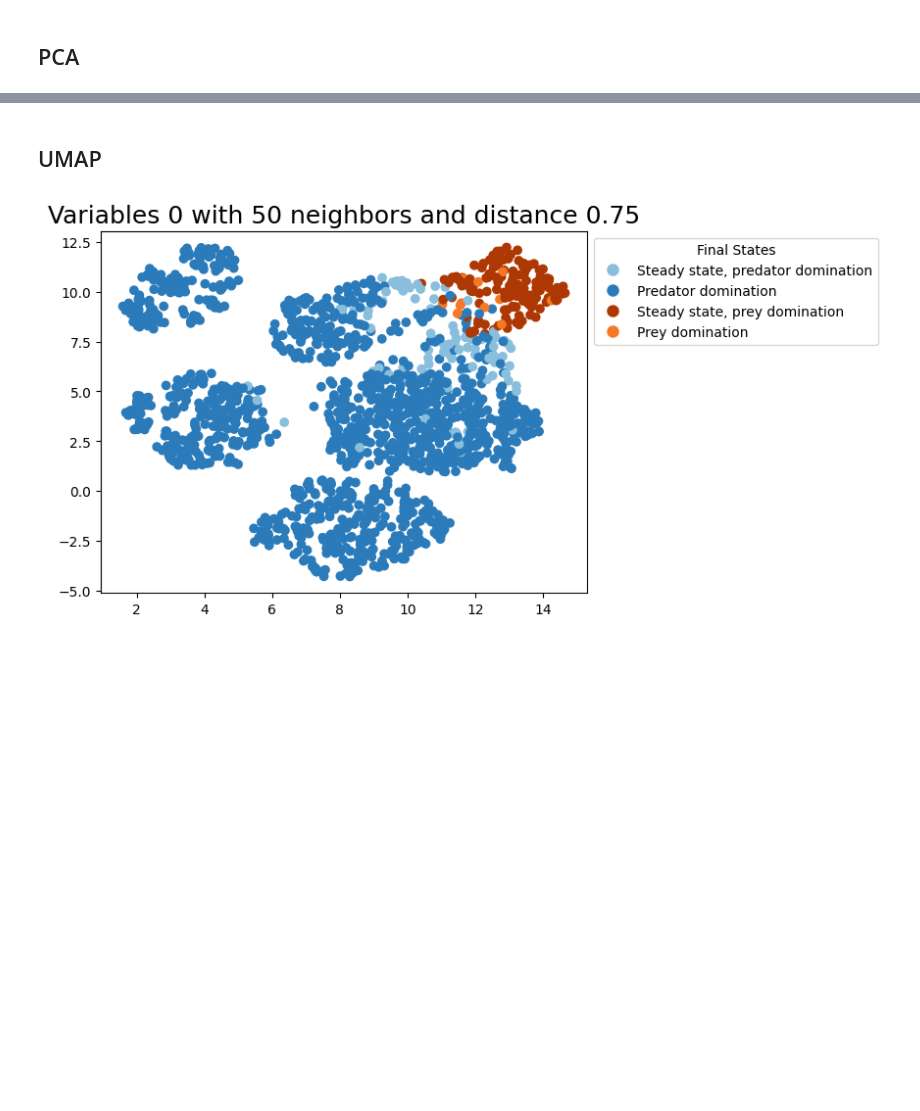
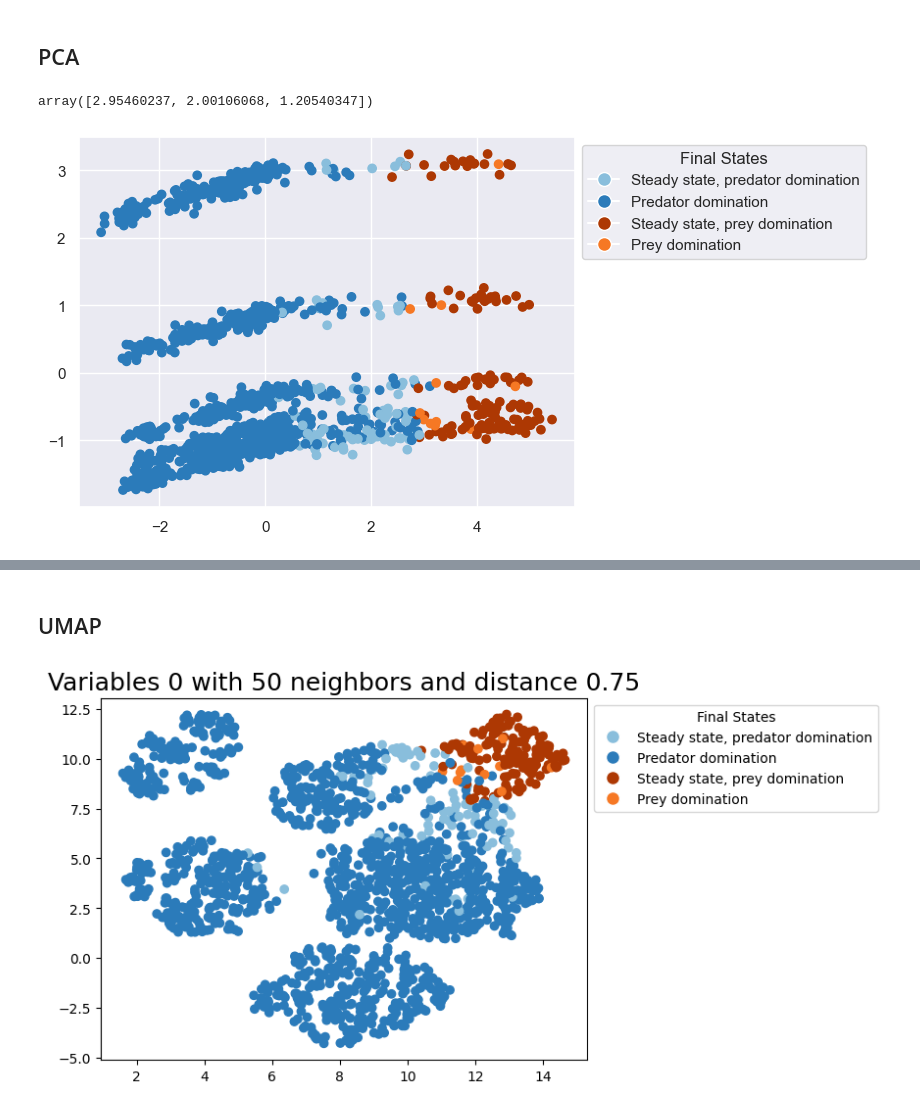
Before and after one commit to IlyaSchneider10/BottMedical_Microbiome, a Jupyter notebook: Data_Analysis.ipynb, the cells around one changed output, grey strips where cells are left out. Drawn from its saved outputs; the diff is of its cells as text; code cells hidden in the pictures; blank space fills up the shorter version.

```diff
--- a/Data_Analysis.ipynb
+++ b/Data_Analysis.ipynb
@@ -282,0 +289,17 @@ group_by_secondary_parameter(batch_by_final_state, batch_by_final_state_and_rati
+# %%
+# Compute PCA
+
+batch_summary_pca = batch_summary[reduced_variable_set]
+batch_summary_pca_scaled = StandardScaler().fit_transform(batch_summary_pca)
+
+n_c = 3
+pca = PCA(n_components=n_c)
+batch_summary_pca_transformed = pca.fit_transform(batch_summary_pca_scaled)
+batch_summary_pca_transformed_df = pd.DataFrame(
+    data=batch_summary_pca_transformed,
+    columns=['PC1', 'PC2', 'PC3'])
+batch_summary_pca_transformed_df["Final_State"] = batch_summary["Final_State"]
+
+pca.explained_variance_
+# %% [output]
+array([2.95460237, 2.00106068, 1.20540347])
@@ -282,0 +330,30 @@ group_by_secondary_parameter(batch_by_final_state, batch_by_final_state_and_rati
+# %%
+# Plot PCAs against each other
+
+def plot_pcas(pca1, pca2, title = ""):
+
+    fig = plt.figure()
+    ax = fig.add_subplot(111)
+    ax.scatter(pca1, pca2, c = c)
+
+    legend_labels = {
+        # 0: "No bacteria survival",
+        0: "Steady state, predator domination",
+        # 2: "Pseudo-steady state, predator domination",
+        1: "Predator domination",
+        2: "Steady state, prey domination",
+        # 5: "Pseudo-steady state, prey domination",
+        3: "Prey domination",
+    }
+
+    # Create a list of Patch objects to use for the legend
+    legend_patches = [plt.Line2D([0], [0], marker='o', color='w', markerfacecolor=custom_palette[x], markersize=10, label=label) for x, label in legend_labels.items()]
+
+    # Add the legend to the plot
+    plt.legend(handles=legend_patches, title="Final States", bbox_to_anchor=(1, 1))
+    plt.title(title, fontsize=18)
+    plt.show()
+# %%
+plot_pcas(batch_summary_pca_transformed_df["PC1"],batch_summary_pca_transformed_df["PC2"])
+# %% [output]
+[figure, added]
```
Also changed, not shown: parts of 8 cells of this notebook.
